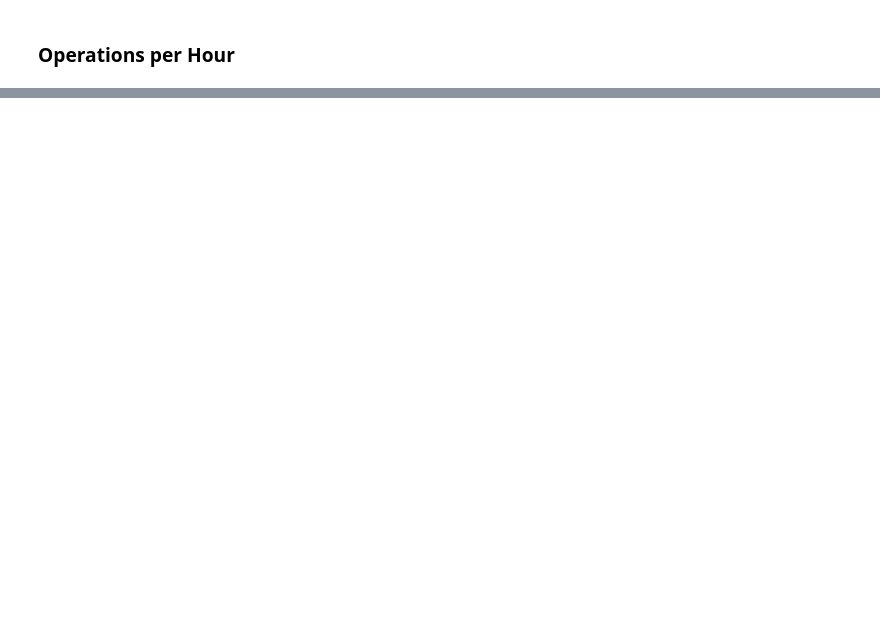
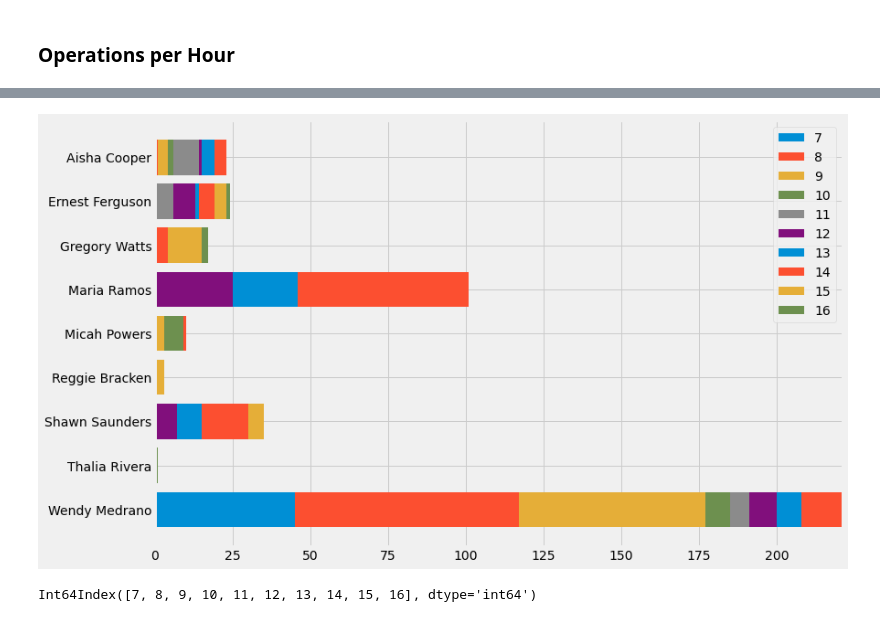
Before and after one commit to wdsrx/data_exploration, a Jupyter notebook: Operations.ipynb, the cells around one changed output, grey strips where cells are left out. Drawn from its saved outputs; the diff is of its cells as text; code cells hidden in the pictures; blank space fills up the shorter version.

```diff
--- a/Operations.ipynb
+++ b/Operations.ipynb
@@ -362,0 +401,4 @@ plt.show()
+# %%
+# Filtered by Picking and Warehouse
+df_picking_20 = df_picking[df_picking['warehouse'] == '20']
+df_picking_20.head()
@@ -362,0 +412,5 @@ plt.show()
+# %%
+# Grouped by Employee and Hour
+df_picking_20_grouped = df_picking_20.groupby(['employee', 'Hour']).count()[['operationCode']]
+df_picking_20_grouped.reset_index(inplace=True)
+df_picking_20_grouped.head()
@@ -362,0 +424,8 @@ plt.show()
+# %%
+# Pivot
+df_picking_20_pivoted = df_picking_20_grouped.pivot(index='employee', columns='Hour', values='operationCode')
+df_picking_20_pivoted = df_picking_20_pivoted.fillna(0)
+df_picking_20_pivoted = df_picking_20_pivoted.rename_axis(None, axis=1)
+#df_picking_10_pivoted.reset_index(inplace=True)
+
+df_picking_20_pivoted
@@ -362,0 +462,3 @@ plt.show()
+# %%
+df_picking_20_pivoted_T = df_picking_20_pivoted.T
+df_picking_20_pivoted_T
@@ -362,0 +477,20 @@ plt.show()
+# %%
+# Horizontal Chart
+labels = df_picking_20_pivoted_T.columns
+fig, ax = plt.subplots(figsize=(12,8))
+
+left_hour = [0.] * df_picking_20_pivoted_T.shape[1]
+
+for i in df_picking_20_pivoted_T.index:
+    ax.barh(labels, df_picking_20_pivoted_T.loc[i].values, left = left_hour)
+    left_hour += df_picking_20_pivoted_T.loc[i].values
+
+ax.legend(df_picking_20_pivoted_T.index)
+plt.gca().invert_yaxis()
+plt.show()
+# %% [output]
+[figure, added]
+# %%
+df_picking_20_pivoted_T.index
+# %% [output]
+Int64Index([7, 8, 9, 10, 11, 12, 13, 14, 15, 16], dtype='int64')
```
Also changed, not shown: parts of 53 cells of this notebook, 9 other files.
